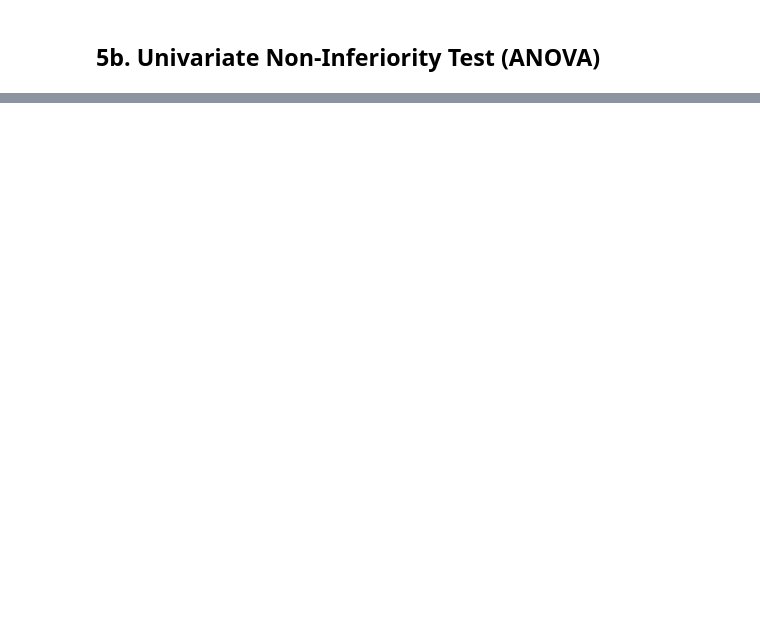
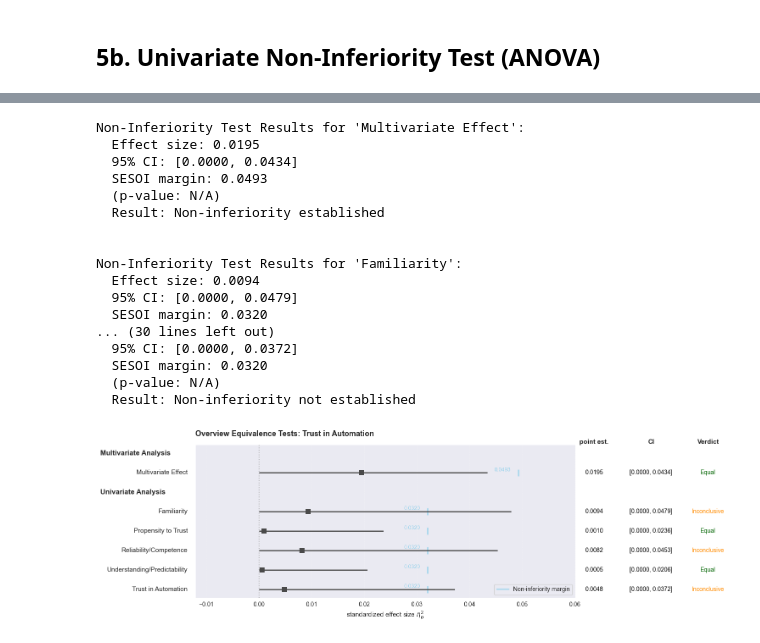
Before and after one commit to TimWiesner99/thesis-analysis, a Jupyter notebook: analysis/univariate.ipynb, the cells around one changed output, grey strips where cells are left out. Saved outputs shown, nothing was run; the diff lists cells and outputs as text; code cells hidden in the pictures; blank space fills up the shorter version.

```diff
--- a/analysis/univariate.ipynb
+++ b/analysis/univariate.ipynb
@@ -520,0 +482,55 @@ Non-Inferiority Test Results for 'TiA - Familiarity':
+# %%
+# load results from multivariate test
+import json
+with open(f'{output_path}multivariate_eq_test_res', 'r') as fp:
+    multi_eq_test_res = json.load(fp)
+
+# make combined plot
+scales.scale_titles['multi'] = 'Multivariate Effect'
+
+categories = {'Multivariate Analysis        ' : ['multi'],
+              'Univariate Analysis        ' : tia_scales,
+              }
+
+fig, ax = plt.subplots(figsize=(5, 30))
+plot_noninferiority_test(
+    effect_size=[multi_eq_test_res['eta_sq_obs']] + coefs_eta,
+    sesoi=[multi_eq_test_res['eq_margin']] + eq_margins,
+    ci_lower_bounds=[multi_eq_test_res['ci_lower']] + cis_lower_eta,  # Pre-computed from F-distribution
+    ci_upper_bounds=[multi_eq_test_res['ci_upper']] + cis_upper_eta,
+    alpha=alpha,
+    test_type='upper',
+    mode = 'equivalence',
+    variable_names=['multi'] + tia_scales,
+    variable_labels=scales.scale_titles,
+    categories=categories,
+    title='Overview Equivalence Tests: Trust in Automation',
+    xlabel='standardized effect size $\eta_{p}^{2}$',
+    height_scale=0.6,
+    column_title_pos_shift=0,
+    estimate_name='point est.',
+    ax=ax
+)
+
+plt.tight_layout()
+plt.savefig(f'{plots_path}../combined_equivalence_test.png', dpi=150, transparent=True)
+plt.show()
+# %% [output]
+Non-Inferiority Test Results for 'Multivariate Effect':
+  Effect size: 0.0195
+  95% CI: [0.0000, 0.0434]
+  SESOI margin: 0.0493
+  (p-value: N/A)
+  Result: Non-inferiority established
+
+
+Non-Inferiority Test Results for 'Familiarity':
+  Effect size: 0.0094
+  95% CI: [0.0000, 0.0479]
+  SESOI margin: 0.0320
+... (30 lines left out)
+  95% CI: [0.0000, 0.0372]
+  SESOI margin: 0.0320
+  (p-value: N/A)
+  Result: Non-inferiority not established
+[figure, added]
```
Also changed, not shown: parts of 7 cells of this notebook, 14 other files.
